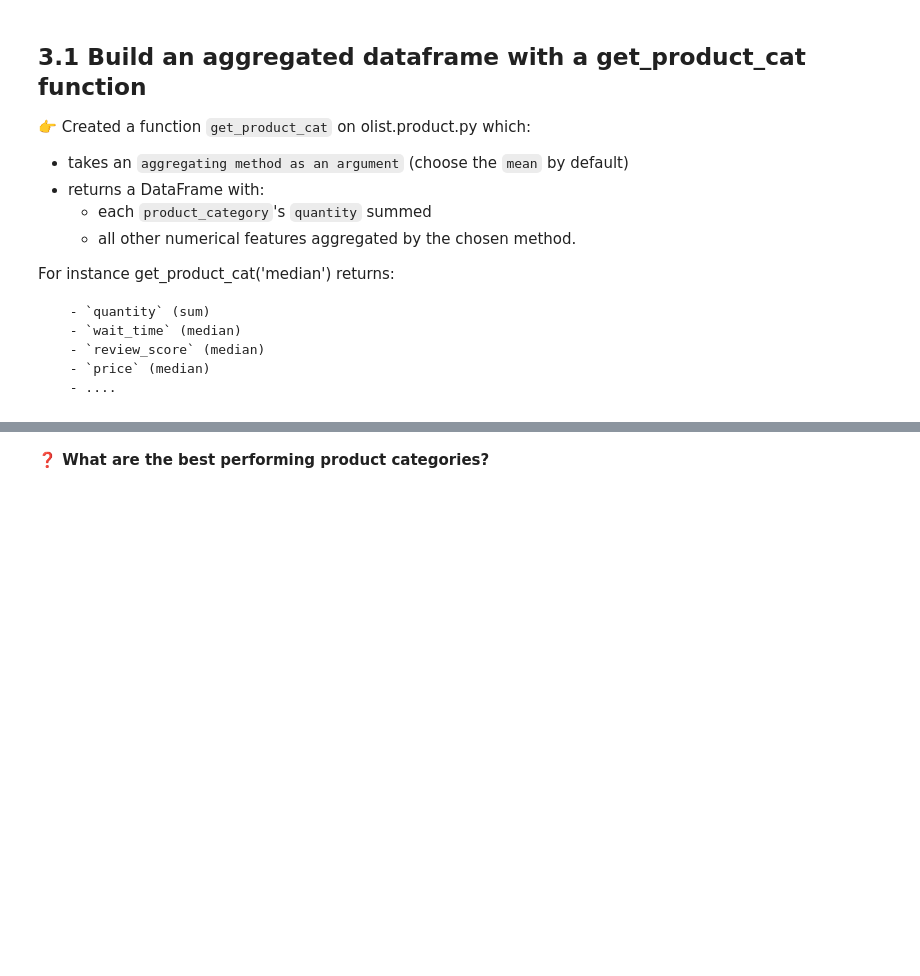
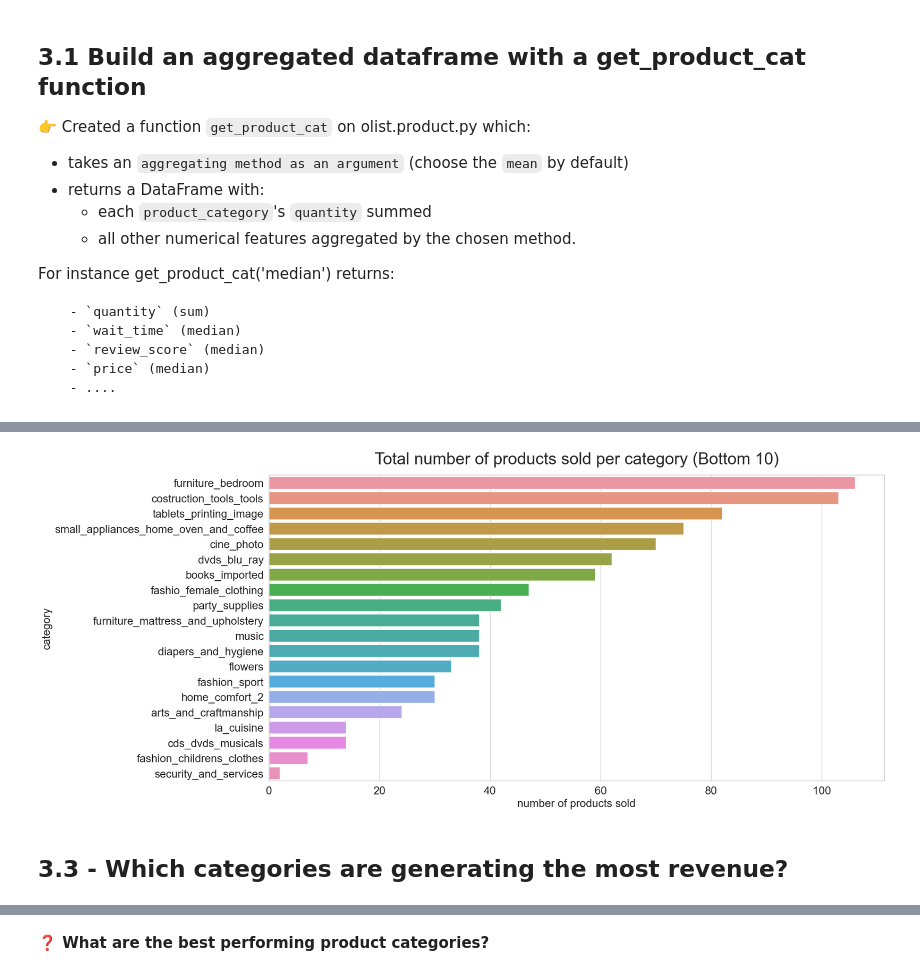
Before and after one commit to emiliasato/ecommerce-analysis, a Jupyter notebook: notebooks/EDA-products.ipynb, the cells around one changed output, grey strips where cells are left out. Drawn from its saved outputs; the diff is of its cells as text; code cells hidden in the pictures; blank space fills up the shorter version.

```diff
--- a/notebooks/EDA-products.ipynb
+++ b/notebooks/EDA-products.ipynb
@@ -293,0 +311,4 @@ product_cat.head()
+# %%
+bottom_20_quantity = product_cat.loc[:,['category','quantity']].\
+                sort_values(by='quantity',ascending=False).tail(20)
+bottom_20_quantity
@@ -293,0 +333,15 @@ product_cat.head()
+# %%
+sns.set_theme(style="whitegrid")
+plt.figure(figsize = (20,10))
+sns.barplot(y = bottom_20_quantity['category'],x=bottom_20_quantity['quantity'])
+plt.title('Total number of products sold per category (Bottom 10)', fontsize = 30, pad = 20)
+
+plt.xlabel('number of products sold',fontsize=20)
+plt.ylabel('category',fontsize=20)
+
+plt.xticks(fontsize=20)
+plt.yticks(fontsize=20);
+# %% [output]
+[figure, added]
+# %% [markdown]
+## 3.3 - Which categories are generating the most revenue?
```
Also changed, not shown: parts of 15 cells of this notebook, 4 other files.
